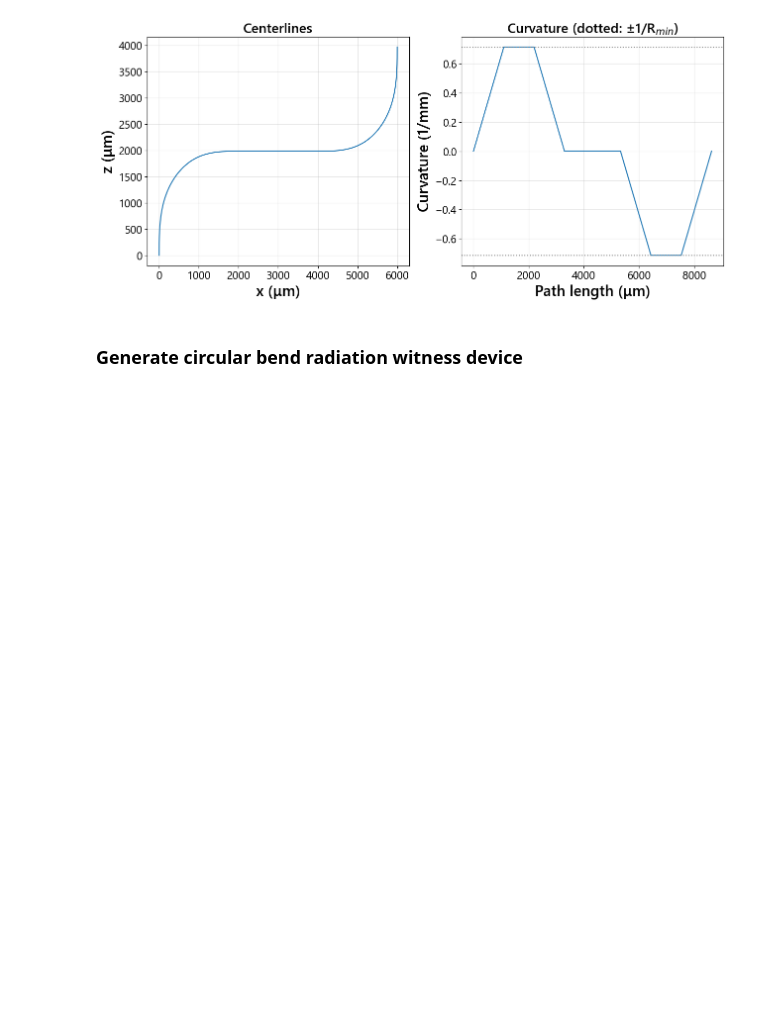
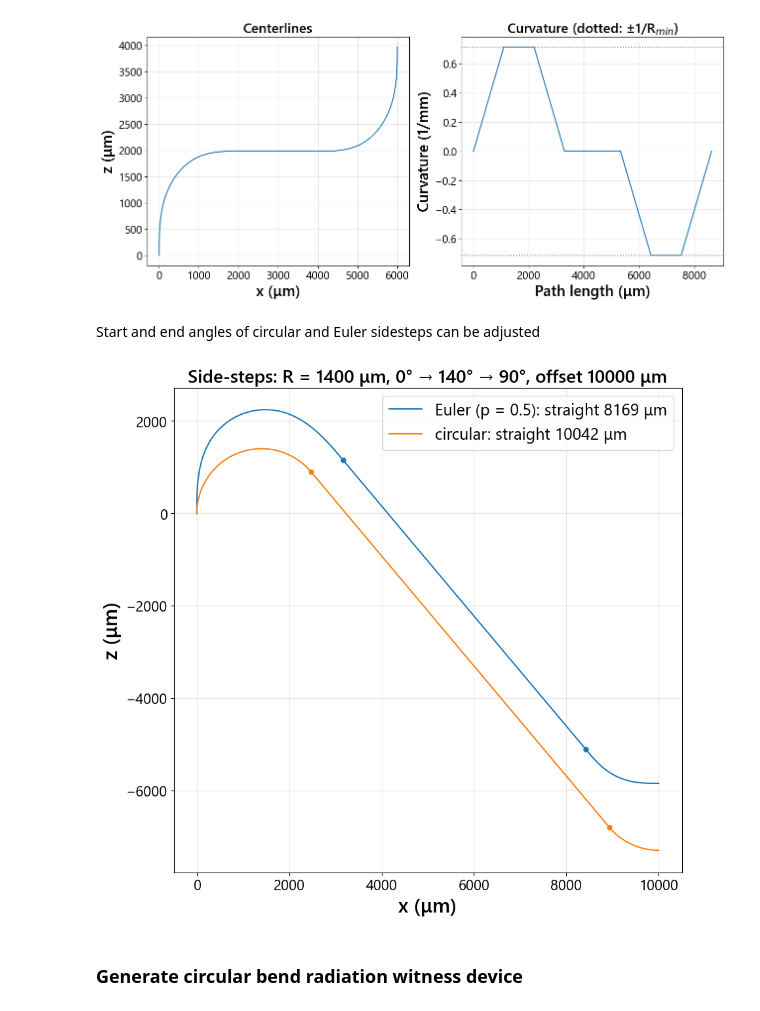
Before and after one commit to apaiasno/ETL_PIC, a Jupyter notebook: simulation/NullingPIC_Gen2_sims/MakeGeometry.ipynb, the cells around one changed output. Saved outputs shown, nothing was run; the diff lists cells and outputs as text; code cells hidden in the pictures; blank space fills up the shorter version.

Commit message:
Adding start/end angles to Euler/circular sidesteps; adding Hani's APD design code and tools

```diff
--- a/simulation/NullingPIC_Gen2_sims/MakeGeometry.ipynb
+++ b/simulation/NullingPIC_Gen2_sims/MakeGeometry.ipynb
@@ -178,6 +152,38 @@ Euler s-bend:
 [figure]
 Euler sidestep:
 [figure]
+# %% [markdown]
+Start and end angles of circular and Euler sidesteps can be adjusted
+# %%
+# Set up parameters
+bend_radius = 1400.0            # minimum radius of the Euler bends, radius of the circular arcs (um)
+euler_p = 0.5                   # Euler fraction (0 circular, 1 pure Euler)
+bend_angle = 140.0              # heading of the straight between the bends (deg)
+start_angle, end_angle = 0.0, 90.0   # headings at the start and the end (deg)
+offset = 10000.0                # lateral offset of the side-step (um)
+
+# Both side-steps from (0, 0), as sampled paths
+xe, ze, pe, euler = rlib.euler_sidestep(bend_radius, bend_angle, euler_p, start_angle=start_angle, end_angle=end_angle,
+                                        offset=offset, return_params=True)
+xc, zc, pc, circ = rlib.circular_sidestep(bend_radius, bend_angle, start_angle=start_angle, end_angle=end_angle,
+                                          offset=offset, return_params=True)
+
+# Both on one plot, true to scale; the dots mark where each straight begins and ends
+plt.figure(figsize=(10, 10))
+for x, z, p, label in ((xe, ze, euler, f"Euler (p = {euler_p:g}): straight {euler['straight']:.0f} μm"),
+                       (xc, zc, circ, f"circular: straight {circ['straight']:.0f} μm")):
+    line, = plt.plot(x, z, label=label)
+    i = [p["bend1_end"], p["bend2_start"]]
+    plt.plot(x[i], z[i], "o", color=line.get_color(), ms=5)
+plt.gca().set_aspect("equal")
+plt.xlabel("x (μm)")
+plt.ylabel("z (μm)")
+plt.title(f"Side-steps: R = {bend_radius:g} μm, {start_angle:g}° → {bend_angle:g}° → {end_angle:g}°, offset {offset:g} μm")
+plt.legend()
+plt.grid(alpha=0.3)
+plt.show()
+# %% [output]
+[figure, added]
 # %% [markdown]
 ### Generate circular bend radiation witness device
 # %%
```
Also changed, not shown: parts of 2 cells of this notebook, 13 other files.
